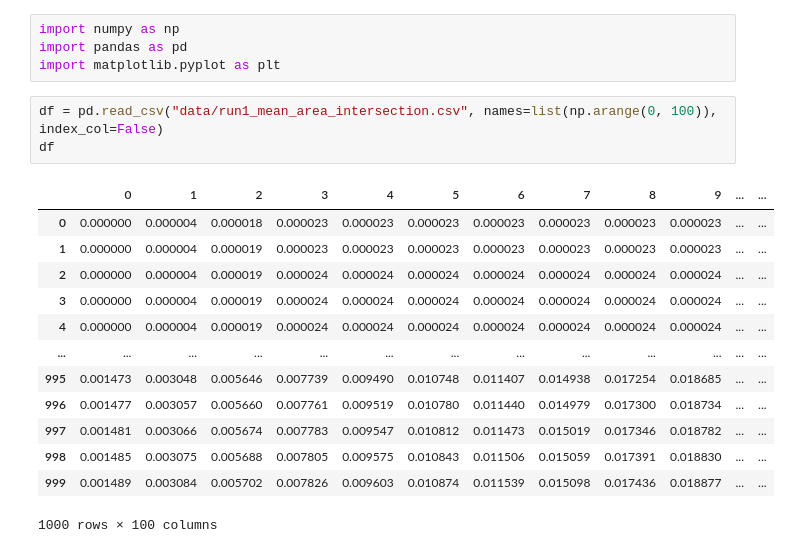
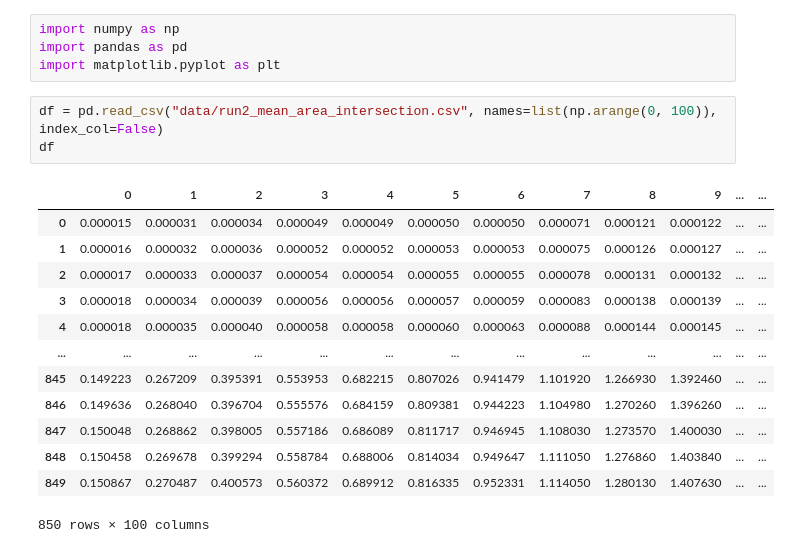
Before and after one commit to themahani/growing-critical, a Jupyter notebook: model/Cpp/data_analysis.ipynb, the cells around one changed output. Drawn from its saved outputs; the diff is of its cells as text.

```diff
--- a/model/Cpp/data_analysis.ipynb
+++ b/model/Cpp/data_analysis.ipynb
@@ -3,20 +3,20 @@ import numpy as np
 import pandas as pd
 import matplotlib.pyplot as plt
 # %%
-df = pd.read_csv("data/run1_mean_area_intersection.csv", names=list(np.arange(0, 100)), index_col=False)
+df = pd.read_csv("data/run2_mean_area_intersection.csv", names=list(np.arange(0, 100)), index_col=False)
 df
 # %% [output]
 |  | 0 | 1 | 2 | 3 | 4 | 5 | 6 | 7 | 8 | 9 | ... | ... |
-| 0 | 0.000000 | 0.000004 | 0.000018 | 0.000023 | 0.000023 | 0.000023 | 0.000023 | 0.000023 | 0.000023 | 0.000023 | ... | ... |
-| 1 | 0.000000 | 0.000004 | 0.000019 | 0.000023 | 0.000023 | 0.000023 | 0.000023 | 0.000023 | 0.000023 | 0.000023 | ... | ... |
-| 2 | 0.000000 | 0.000004 | 0.000019 | 0.000024 | 0.000024 | 0.000024 | 0.000024 | 0.000024 | 0.000024 | 0.000024 | ... | ... |
-| 3 | 0.000000 | 0.000004 | 0.000019 | 0.000024 | 0.000024 | 0.000024 | 0.000024 | 0.000024 | 0.000024 | 0.000024 | ... | ... |
-| 4 | 0.000000 | 0.000004 | 0.000019 | 0.000024 | 0.000024 | 0.000024 | 0.000024 | 0.000024 | 0.000024 | 0.000024 | ... | ... |
+| 0 | 0.000015 | 0.000031 | 0.000034 | 0.000049 | 0.000049 | 0.000050 | 0.000050 | 0.000071 | 0.000121 | 0.000122 | ... | ... |
+| 1 | 0.000016 | 0.000032 | 0.000036 | 0.000052 | 0.000052 | 0.000053 | 0.000053 | 0.000075 | 0.000126 | 0.000127 | ... | ... |
+| 2 | 0.000017 | 0.000033 | 0.000037 | 0.000054 | 0.000054 | 0.000055 | 0.000055 | 0.000078 | 0.000131 | 0.000132 | ... | ... |
+| 3 | 0.000018 | 0.000034 | 0.000039 | 0.000056 | 0.000056 | 0.000057 | 0.000059 | 0.000083 | 0.000138 | 0.000139 | ... | ... |
+| 4 | 0.000018 | 0.000035 | 0.000040 | 0.000058 | 0.000058 | 0.000060 | 0.000063 | 0.000088 | 0.000144 | 0.000145 | ... | ... |
 | ... | ... | ... | ... | ... | ... | ... | ... | ... | ... | ... | ... | ... |
-| 995 | 0.001473 | 0.003048 | 0.005646 | 0.007739 | 0.009490 | 0.010748 | 0.011407 | 0.014938 | 0.017254 | 0.018685 | ... | ... |
-| 996 | 0.001477 | 0.003057 | 0.005660 | 0.007761 | 0.009519 | 0.010780 | 0.011440 | 0.014979 | 0.017300 | 0.018734 | ... | ... |
-| 997 | 0.001481 | 0.003066 | 0.005674 | 0.007783 | 0.009547 | 0.010812 | 0.011473 | 0.015019 | 0.017346 | 0.018782 | ... | ... |
-| 998 | 0.001485 | 0.003075 | 0.005688 | 0.007805 | 0.009575 | 0.010843 | 0.011506 | 0.015059 | 0.017391 | 0.018830 | ... | ... |
-| 999 | 0.001489 | 0.003084 | 0.005702 | 0.007826 | 0.009603 | 0.010874 | 0.011539 | 0.015098 | 0.017436 | 0.018877 | ... | ... |
+| 845 | 0.149223 | 0.267209 | 0.395391 | 0.553953 | 0.682215 | 0.807026 | 0.941479 | 1.101920 | 1.266930 | 1.392460 | ... | ... |
+| 846 | 0.149636 | 0.268040 | 0.396704 | 0.555576 | 0.684159 | 0.809381 | 0.944223 | 1.104980 | 1.270260 | 1.396260 | ... | ... |
+| 847 | 0.150048 | 0.268862 | 0.398005 | 0.557186 | 0.686089 | 0.811717 | 0.946945 | 1.108030 | 1.273570 | 1.400030 | ... | ... |
+| 848 | 0.150458 | 0.269678 | 0.399294 | 0.558784 | 0.688006 | 0.814034 | 0.949647 | 1.111050 | 1.276860 | 1.403840 | ... | ... |
+| 849 | 0.150867 | 0.270487 | 0.400573 | 0.560372 | 0.689912 | 0.816335 | 0.952331 | 1.114050 | 1.280130 | 1.407630 | ... | ... |
-1000 rows × 100 columns
+850 rows × 100 columns
 # %%
```
Also changed, not shown: parts of 1 cell of this notebook, 2 other files.
